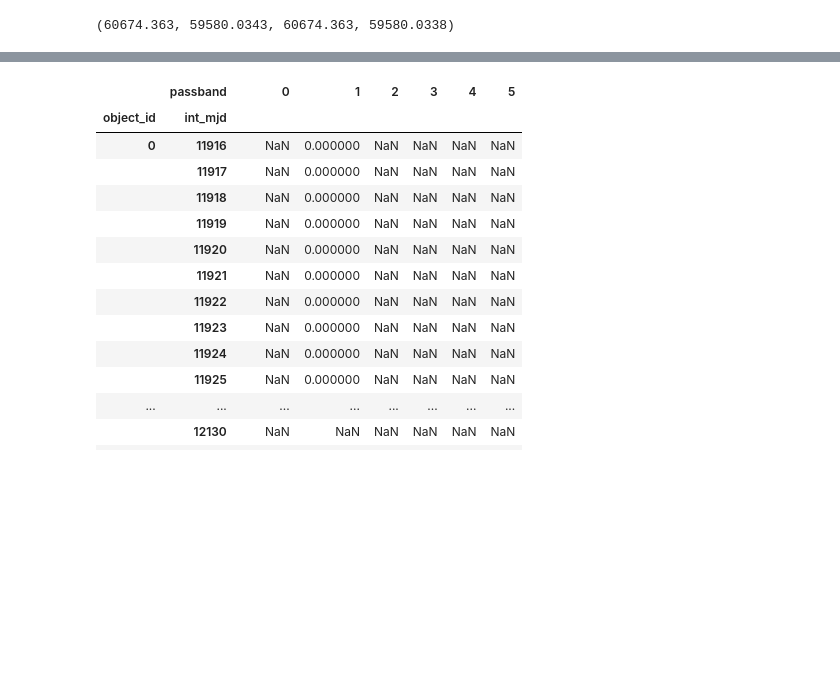
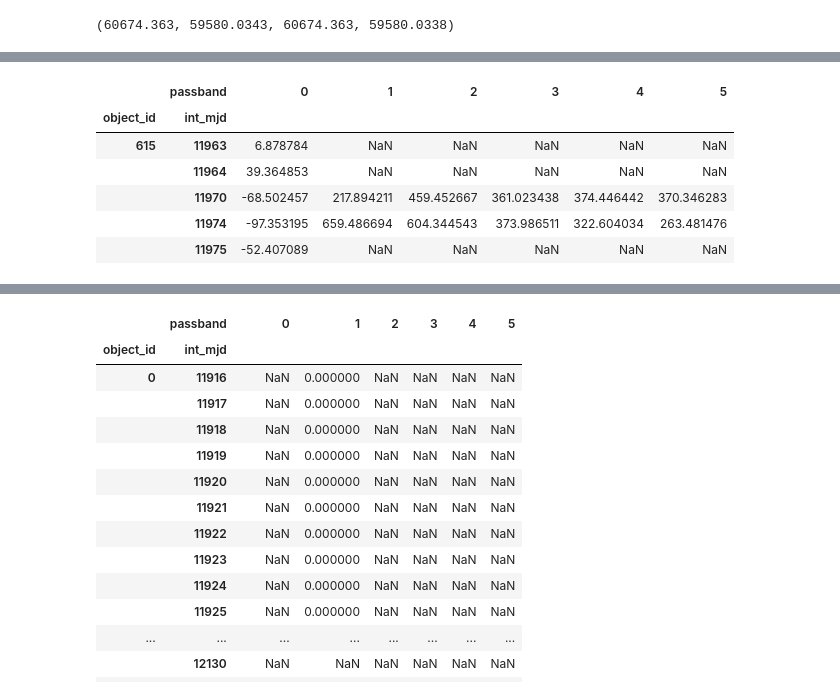
Before and after one commit to guchio3/kaggle-plasticc, a Jupyter notebook: notebook/lstm_autoencoder_deficit_interpolation.ipynb, the cells around one changed output, grey strips where cells are left out. Drawn from its saved outputs; the diff is of its cells as text; code cells hidden in the pictures; blank space fills up the shorter version.

```diff
--- a/notebook/lstm_autoencoder_deficit_interpolation.ipynb
+++ b/notebook/lstm_autoencoder_deficit_interpolation.ipynb
@@ -222,3 +235,13 @@ set_df = test_set_df
+# %%
+pv_set_df[pv_set_df[0].notnull()].head()
+# %% [output]
+|  | passband | 0 | 1 | 2 | 3 | 4 | 5 |
+| object_id | int_mjd |  |  |  |  |  |  |
+| 615 | 11963 | 6.878784 | NaN | NaN | NaN | NaN | NaN |
+|  | 11964 | 39.364853 | NaN | NaN | NaN | NaN | NaN |
+|  | 11970 | -68.502457 | 217.894211 | 459.452667 | 361.023438 | 374.446442 | 370.346283 |
+|  | 11974 | -97.353195 | 659.486694 | 604.344543 | 373.986511 | 322.604034 | 263.481476 |
+|  | 11975 | -52.407089 | NaN | NaN | NaN | NaN | NaN |
 # %%
 # flux, flux_err を学習できる形にする
 set_df['int_mjd'] = set_df.mjd.astype(int)
```
Also changed, not shown: parts of 8 cells of this notebook, 12 other files.
